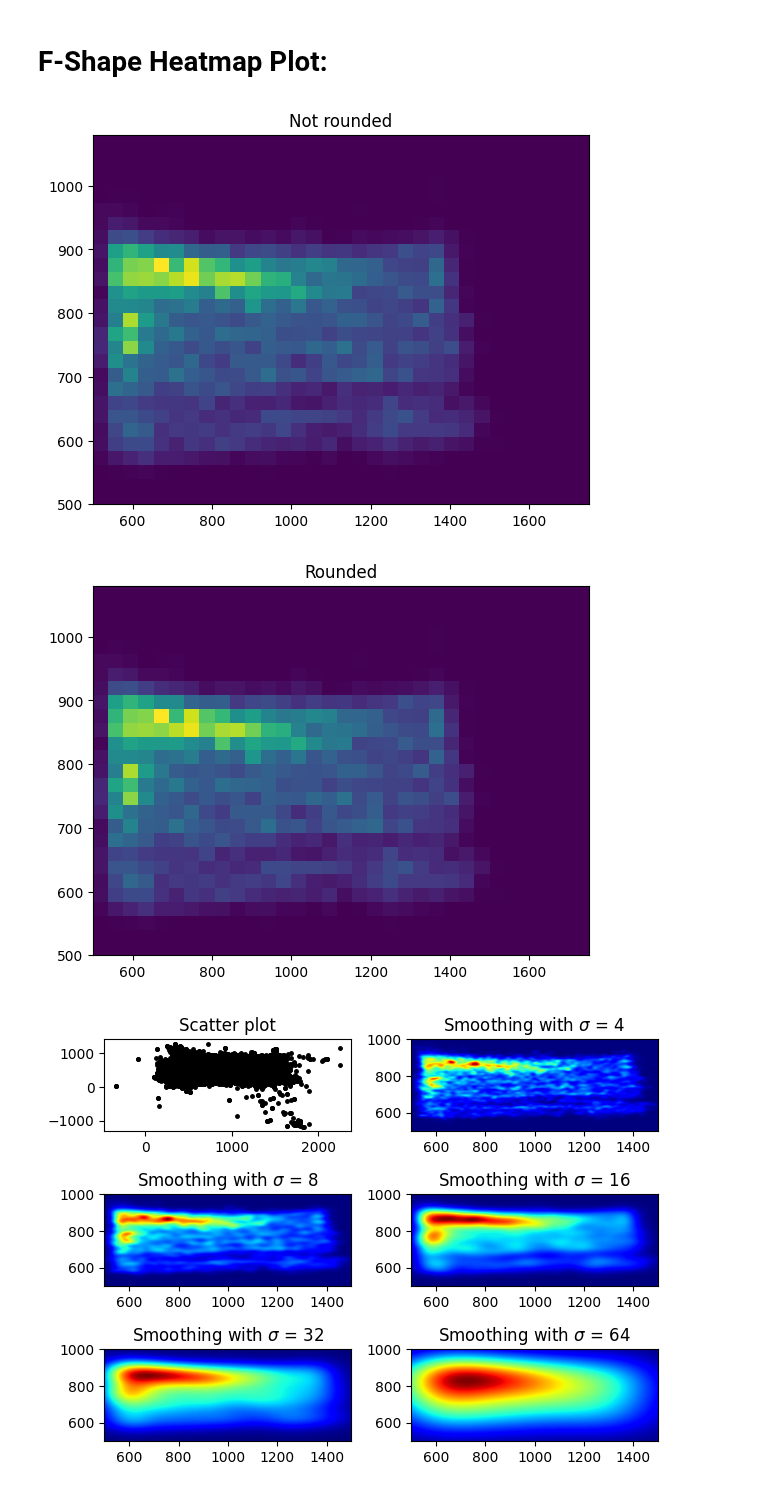
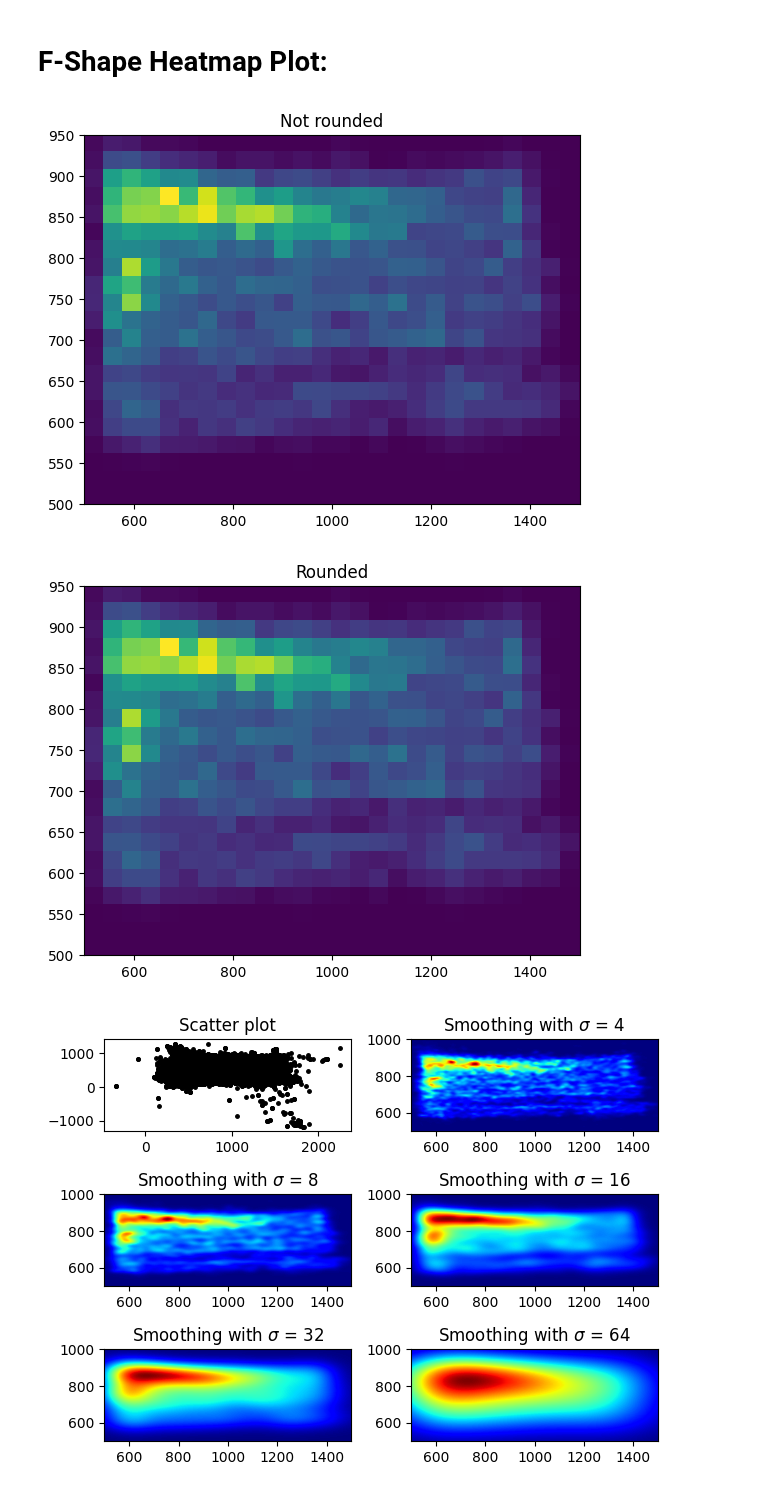
Before and after one commit to slayervictor/Fagpakkeprojekt-Eyes-Modelling, a Jupyter notebook: eye_tracking_expiriment/plots.ipynb, the cells around one changed output. Drawn from its saved outputs; the diff is of its cells as text; code cells hidden in the pictures.

Commit message:
plot

```diff
--- a/eye_tracking_expiriment/plots.ipynb
+++ b/eye_tracking_expiriment/plots.ipynb
@@ -20,27 +20,27 @@ y = gaze["left_gaze_point_on_display_area_y"]*-1080+1080
 # %%
 # First plot
 heatmap, xedges, yedges = np.histogram2d(x, y, bins=50)
 extent = [0, 1920, 0, 1080]  # Define the extent
 plt.clf()
 plt.imshow(heatmap.T, extent=extent, origin='lower', aspect='auto')
 plt.title("Not rounded")
-plt.xlim(500, 1750)  # Set x-axis limits
-plt.ylim(500, 1080)  # Set y-axis limits
+plt.xlim(500, 1500)  # Set x-axis limits
+plt.ylim(500, 950)  # Set y-axis limits
 plt.show()
 
 # Second plot with rounded data
 x1 = x.round(1)
 y1 = y.round(1)
 heatmap, xedges, yedges = np.histogram2d(x1, y1, bins=50)
 plt.clf()
 plt.imshow(heatmap.T, extent=extent, origin='lower', aspect='auto')
 plt.title("Rounded")
-plt.xlim(500, 1750)  # Set x-axis limits
-plt.ylim(500, 1080)  # Set y-axis limits
+plt.xlim(500, 1500)  # Set x-axis limits
+plt.ylim(500, 950)  # Set y-axis limits
 plt.show()
 # %% [output]
-[figure, old version]
+[figure, new version]
-[figure, old version]
+[figure, new version]
 # %%
 
 def myplot(x, y, s, bins=1000):
```
